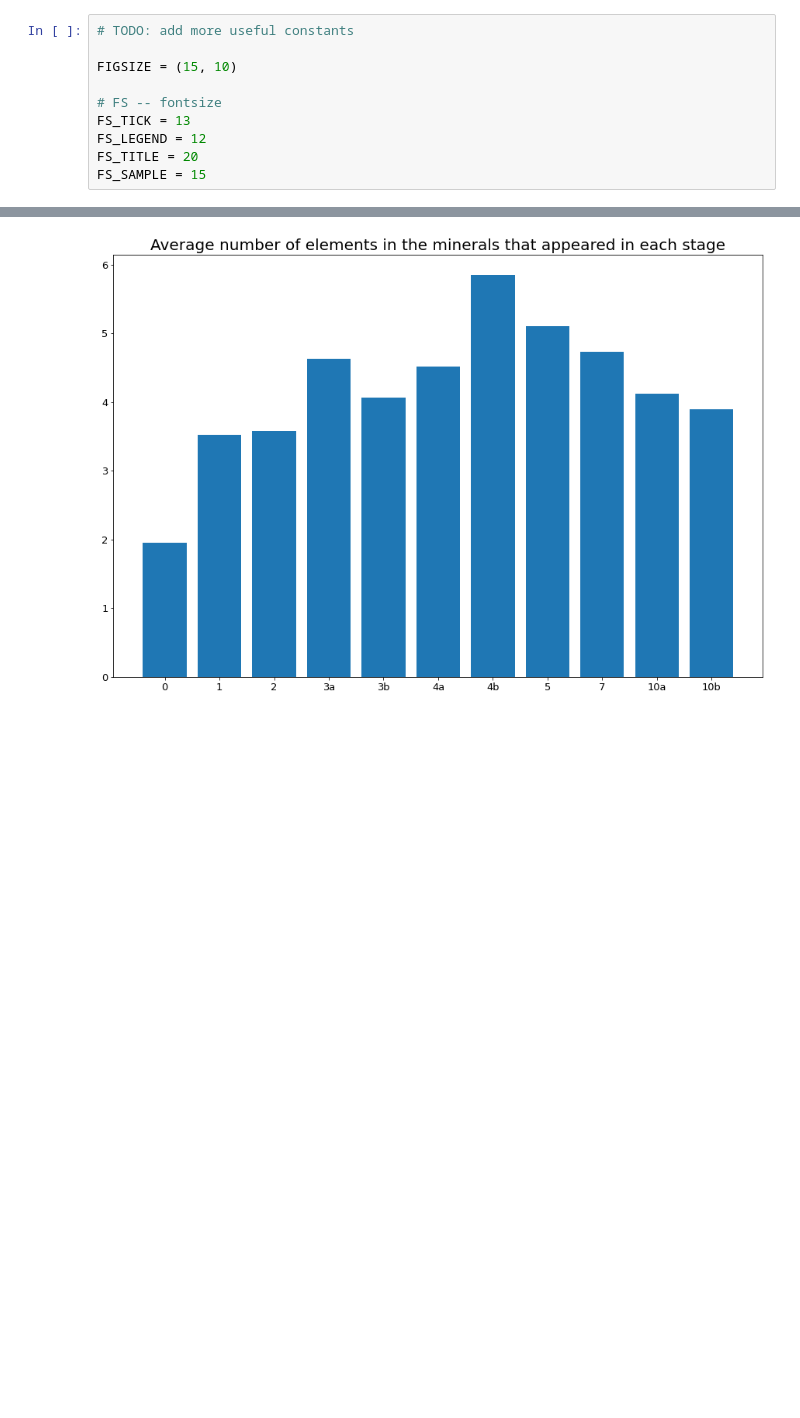
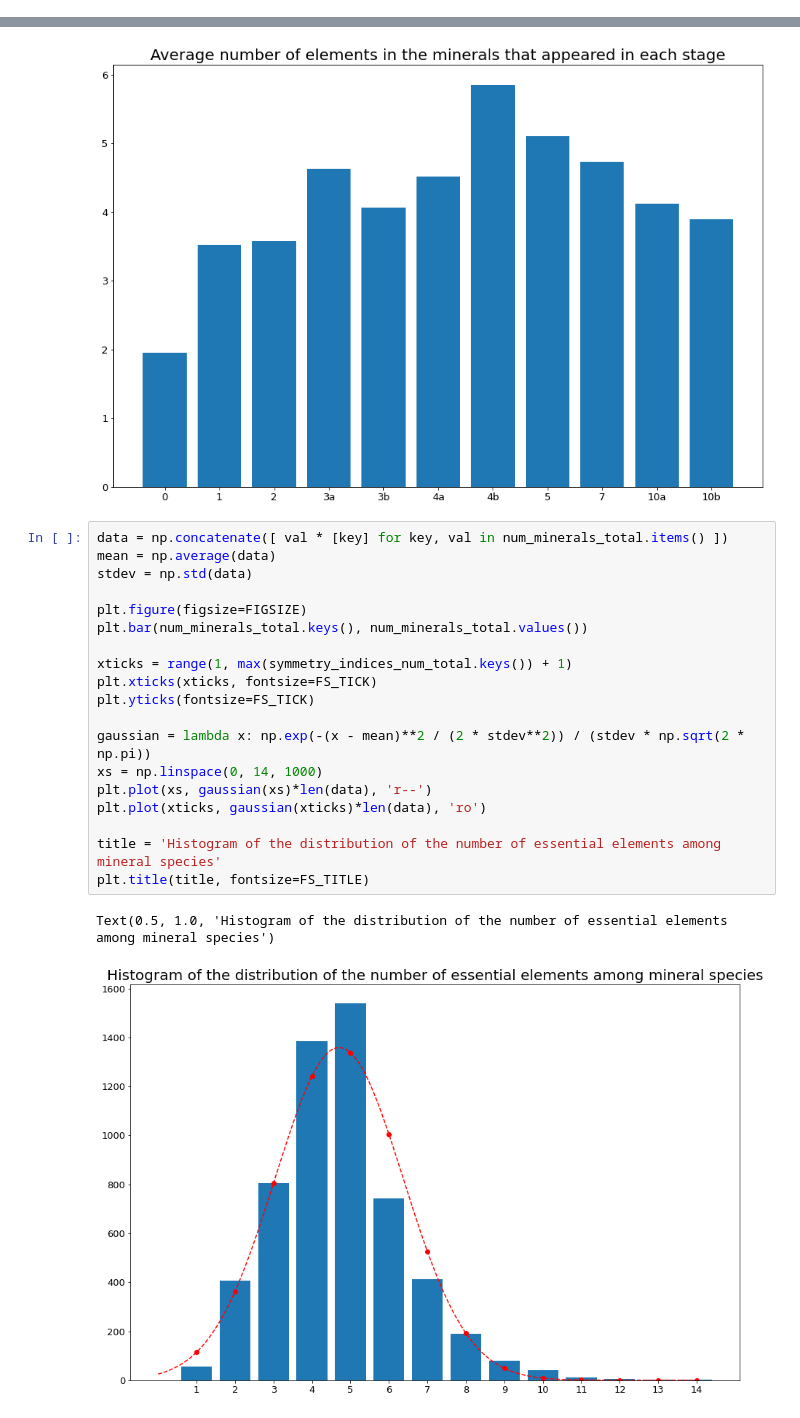
Before and after one commit to NoaVidovic/mineral-evolution-data, a Jupyter notebook: data_analysis_dobrovolski.ipynb, the cells around one changed output, grey strips where cells are left out. Cells and saved outputs as stored; diff of their text form; blank space fills up the shorter version.

```diff
--- a/data_analysis_dobrovolski.ipynb
+++ b/data_analysis_dobrovolski.ipynb
@@ -8,13 +11,3 @@ from numpy.polynomial.polynomial import Polynomial, polyfit
-# %%
-# TODO: add more useful constants
-
-FIGSIZE = (15, 10)
-
-# FS -- fontsize
-FS_TICK = 13
-FS_LEGEND = 12
-FS_TITLE = 20
-FS_SAMPLE = 15
 # %%
 rruff_db = pd.read_csv('rruff_database_2021_12_25.csv',
                            index_col='Mineral Name',
@@ -623,3 +616,25 @@ plt.title('Average number of elements in the minerals that appeared in each stag
 plt.savefig('graph_avg_num_elements_by_stage.png')
 # %% [output]
 [figure]
+# %%
+data = np.concatenate([ val * [key] for key, val in num_minerals_total.items() ])
+mean = np.average(data)
+stdev = np.std(data)
+
+plt.figure(figsize=FIGSIZE)
+plt.bar(num_minerals_total.keys(), num_minerals_total.values())
+
+xticks = range(1, max(symmetry_indices_num_total.keys()) + 1)
+plt.xticks(xticks, fontsize=FS_TICK)
+plt.yticks(fontsize=FS_TICK)
+
+gaussian = lambda x: np.exp(-(x - mean)**2 / (2 * stdev**2)) / (stdev * np.sqrt(2 * np.pi))
+xs = np.linspace(0, 14, 1000)
+plt.plot(xs, gaussian(xs)*len(data), 'r--')
+plt.plot(xticks, gaussian(xticks)*len(data), 'ro')
+
+title = 'Histogram of the distribution of the number of essential elements among mineral species'
+plt.title(title, fontsize=FS_TITLE)
+# %% [output]
+Text(0.5, 1.0, 'Histogram of the distribution of the number of essential elements among mineral species')
+[figure, added]
```
Also changed, not shown: parts of 3 cells of this notebook, 4 other files.
